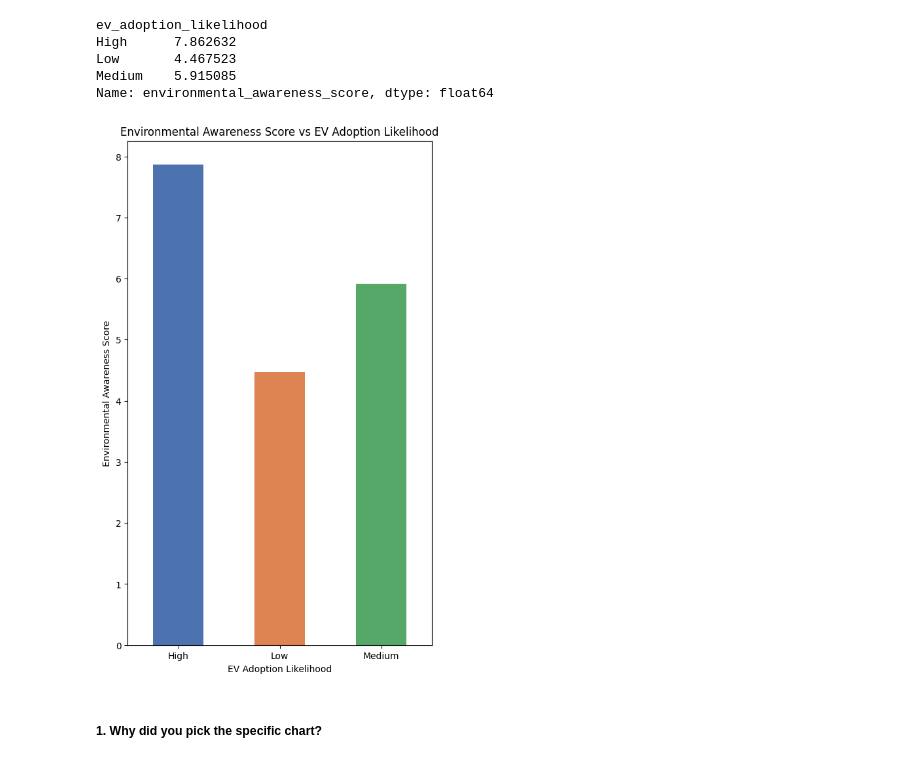
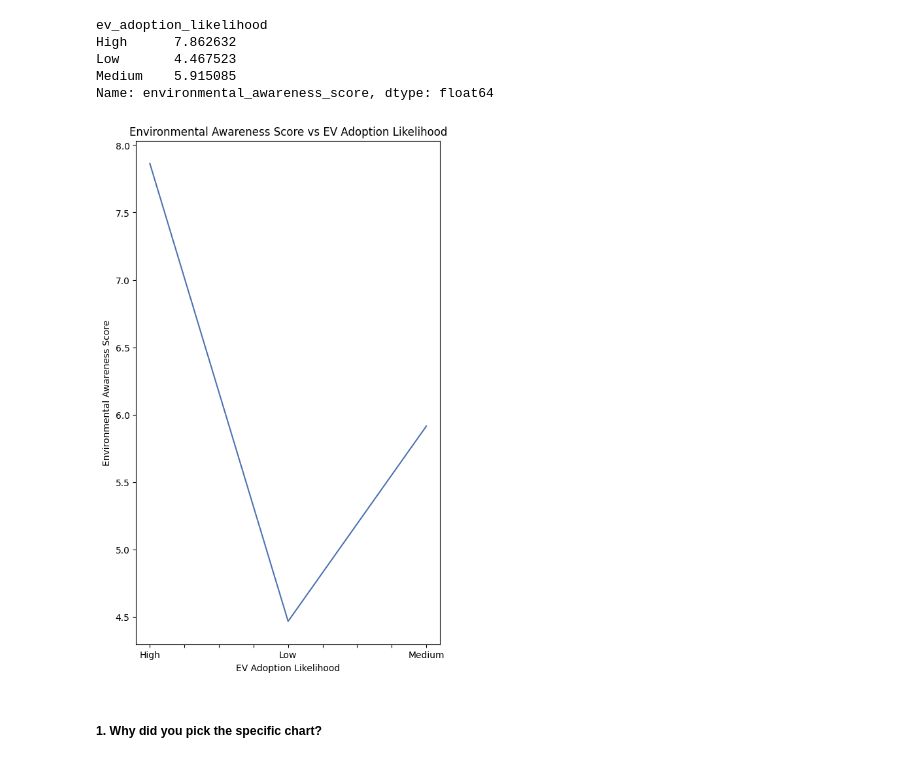
Before and after one commit to Varun270405/Data_analysis_project-, a Jupyter notebook: global_ev_adoption_behavior_2026.ipynb, the cells around one changed output. Drawn from its saved outputs; the diff is of its cells as text; code cells hidden in the pictures.

```diff
--- a/global_ev_adoption_behavior_2026.ipynb
+++ b/global_ev_adoption_behavior_2026.ipynb
@@ -698,14 +704,14 @@ Medium    5.915085
 Name: environmental_awareness_score, dtype: float64
 # %%
 plt.figure(figsize=(6,10))
-env_aware.plot(kind='bar', color= sns.color_palette('deep'))
+env_aware.plot(kind='line', color= sns.color_palette('deep'))
 plt.xlabel('EV Adoption Likelihood')
 plt.ylabel('Environmental Awareness Score')
 plt.title('Environmental Awareness Score vs EV Adoption Likelihood')
 plt.xticks(rotation=0)
 plt.show()
 # %% [output]
-[figure, old version]
+[figure, new version]
 # %% [markdown]
 ##### 1. Why did you pick the specific chart?
 # %% [markdown]
```
Also changed, not shown: parts of 6 cells of this notebook.
